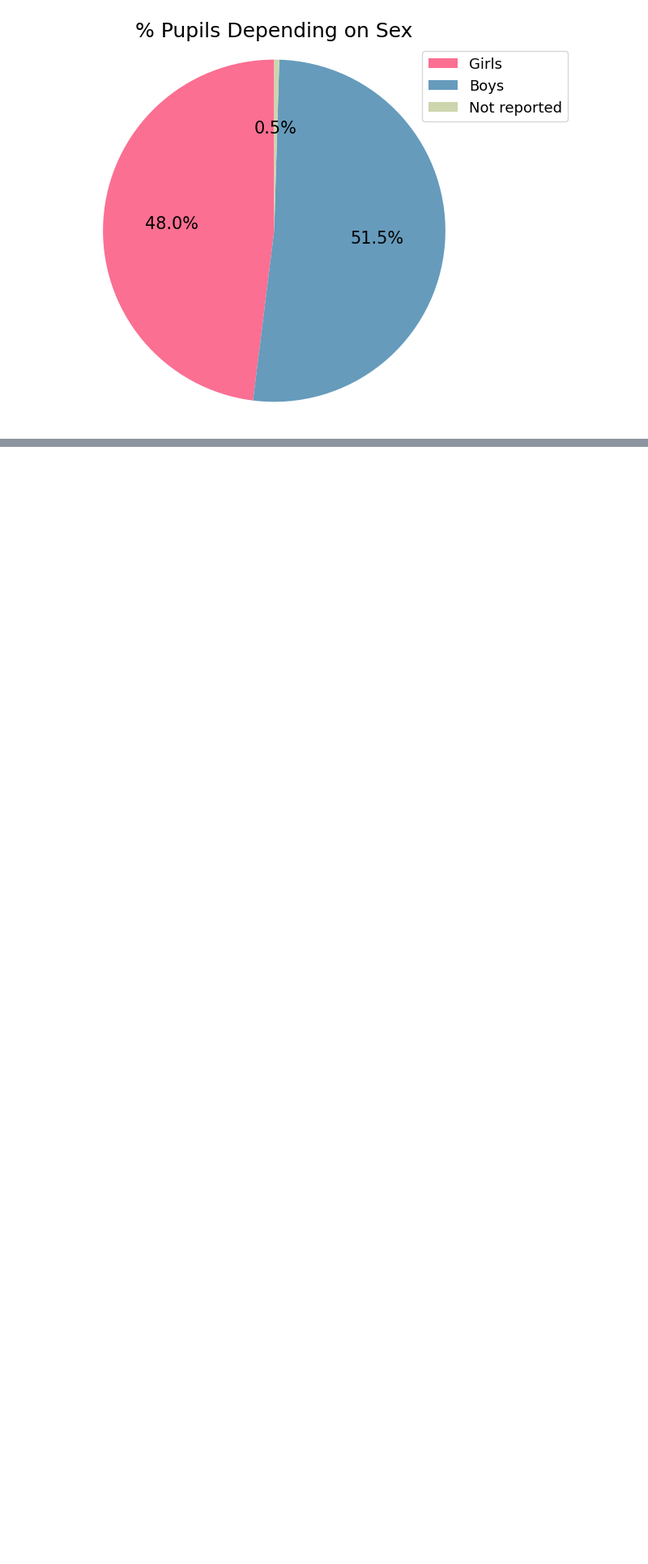
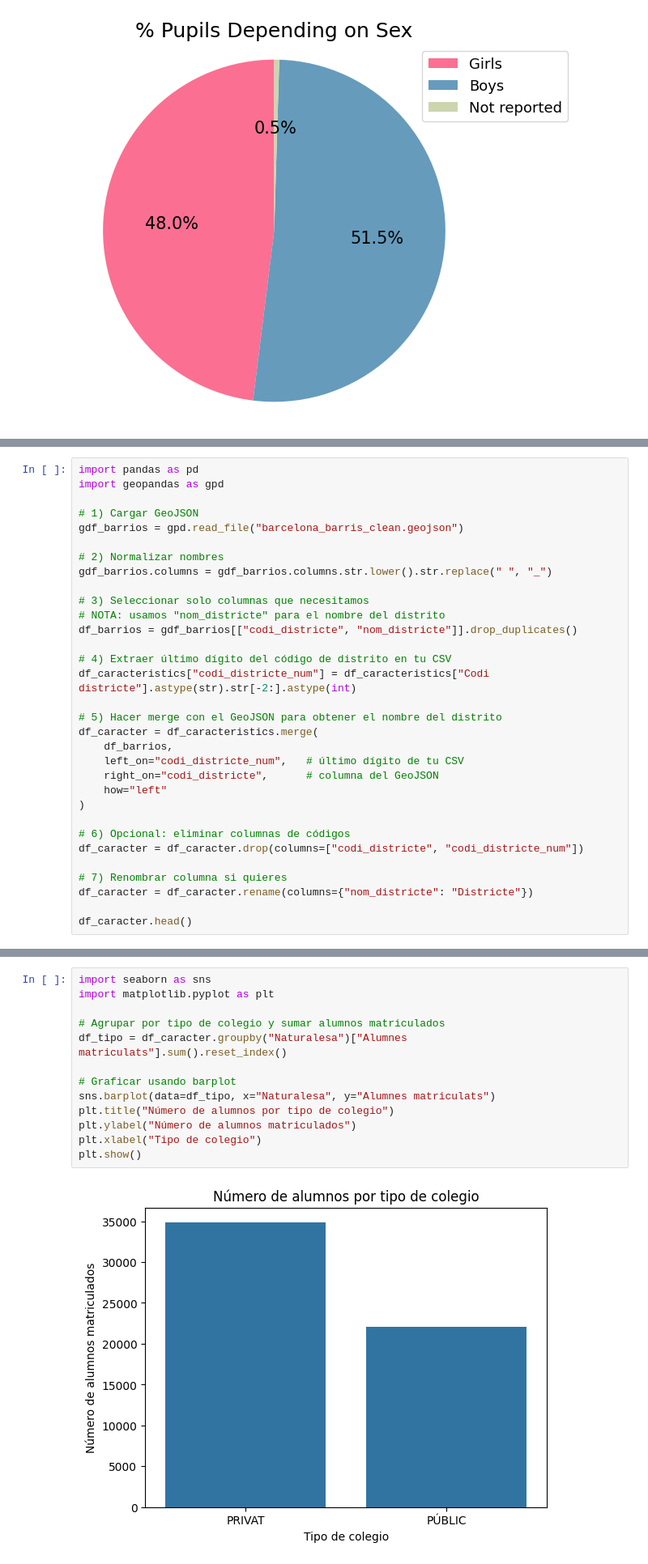
Before and after one commit to annaszymanskicortes/truco-o-dato, a Jupyter notebook: notebook_julia.ipynb, the cells around one changed output, grey strips where cells are left out. Shown: that part at 81% size. Drawn from its saved outputs; the diff is of its cells as text; blank space fills up the shorter version.

```diff
--- a/notebook_julia.ipynb
+++ b/notebook_julia.ipynb
@@ -153,0 +368,32 @@ plt.show()
+# %%
+import pandas as pd
+import geopandas as gpd
+
+# 1) Cargar GeoJSON
+gdf_barrios = gpd.read_file("barcelona_barris_clean.geojson")
+
+# 2) Normalizar nombres
+gdf_barrios.columns = gdf_barrios.columns.str.lower().str.replace(" ", "_")
+
+# 3) Seleccionar solo columnas que necesitamos
+# NOTA: usamos "nom_districte" para el nombre del distrito
+df_barrios = gdf_barrios[["codi_districte", "nom_districte"]].drop_duplicates()
+
+# 4) Extraer último dígito del código de distrito en tu CSV
+df_caracteristics["codi_districte_num"] = df_caracteristics["Codi districte"].astype(str).str[-2:].astype(int)
+
+# 5) Hacer merge con el GeoJSON para obtener el nombre del distrito
+df_caracter = df_caracteristics.merge(
+    df_barrios,
+    left_on="codi_districte_num",   # último dígito de tu CSV
+    right_on="codi_districte",      # columna del GeoJSON
+    how="left"
+)
+
+# 6) Opcional: eliminar columnas de códigos
+df_caracter = df_caracter.drop(columns=["codi_districte", "codi_districte_num"])
+
+# 7) Renombrar columna si quieres
+df_caracter = df_caracter.rename(columns={"nom_districte": "Districte"})
+
+df_caracter.head()
@@ -153,0 +407,15 @@ plt.show()
+# %%
+import seaborn as sns
+import matplotlib.pyplot as plt
+
+# Agrupar por tipo de colegio y sumar alumnos matriculados
+df_tipo = df_caracter.groupby("Naturalesa")["Alumnes matriculats"].sum().reset_index()
+
+# Graficar usando barplot
+sns.barplot(data=df_tipo, x="Naturalesa", y="Alumnes matriculats")
+plt.title("Número de alumnos por tipo de colegio")
+plt.ylabel("Número de alumnos matriculados")
+plt.xlabel("Tipo de colegio")
+plt.show()
+# %% [output]
+[figure, added]
```
Also changed, not shown: parts of 22 cells of this notebook.
